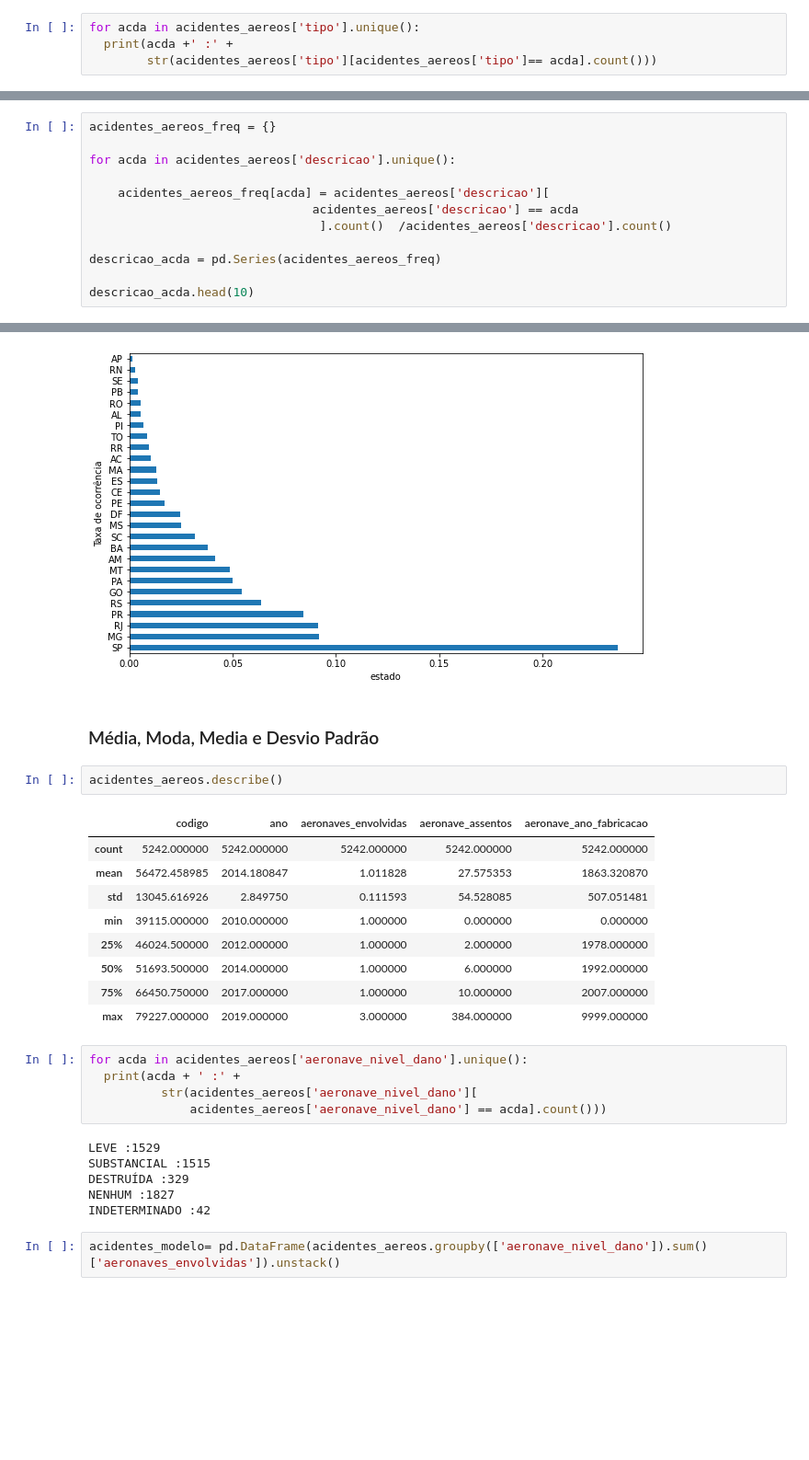
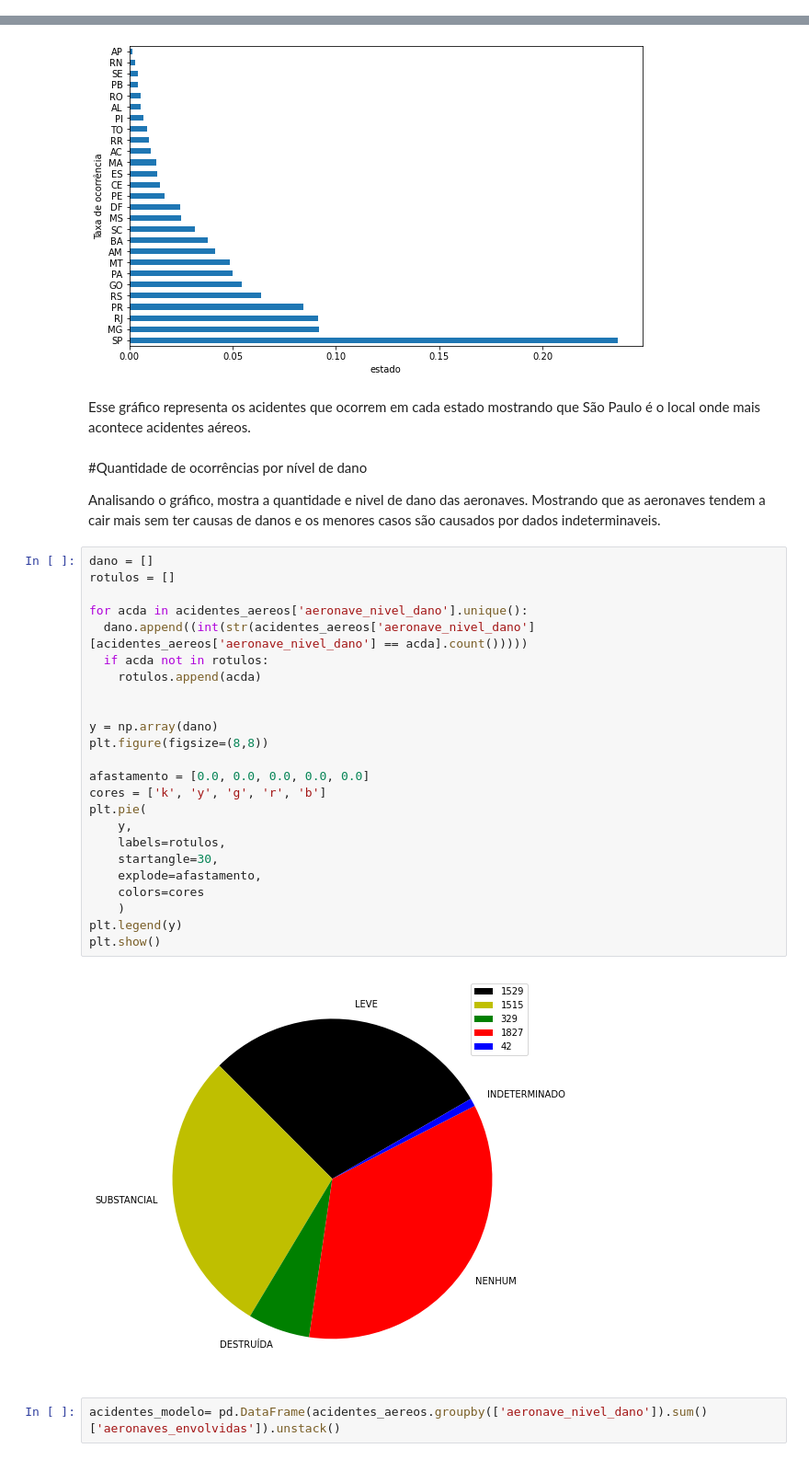
Before and after one commit to diogo-agb/analise-dados-acidentes-aereos, a Jupyter notebook: projeto-analise-dados.ipynb, the cells around one changed output, grey strips where cells are left out. Shown at 92% size. Drawn from its saved outputs; the diff is of its cells as text; blank space fills up the shorter version.

```diff
--- a/projeto-analise-dados.ipynb
+++ b/projeto-analise-dados.ipynb
@@ -46,4 +76,0 @@ pandas.util.testing is deprecated. Use the functions in the public API at pandas
-# %%
-for acda in acidentes_aereos['tipo'].unique():
-  print(acda +' :' +
-        str(acidentes_aereos['tipo'][acidentes_aereos['tipo']== acda].count()))
@@ -150,12 +131,0 @@ FOGO/FUMAÇA (SEM IMPACTO) :2
-# %%
-acidentes_aereos_freq = {}
-
-for acda in acidentes_aereos['descricao'].unique():
-
-    acidentes_aereos_freq[acda] = acidentes_aereos['descricao'][
-                               acidentes_aereos['descricao'] == acda
-                                ].count()  /acidentes_aereos['descricao'].count()
-
-descricao_acda = pd.Series(acidentes_aereos_freq)
-
-descricao_acda.head(10)
@@ -253,31 +174,38 @@ plt.show()
 plt.close()
 # %% [output]
 [figure]
-# %% [markdown]
-### Média, Moda, Media e Desvio Padrão
-# %%
-acidentes_aereos.describe()
-# %% [output]
-|  | codigo | ano | aeronaves_envolvidas | aeronave_assentos | aeronave_ano_fabricacao |
-| count | 5242.000000 | 5242.000000 | 5242.000000 | 5242.000000 | 5242.000000 |
-| mean | 56472.458985 | 2014.180847 | 1.011828 | 27.575353 | 1863.320870 |
-| std | 13045.616926 | 2.849750 | 0.111593 | 54.528085 | 507.051481 |
-| min | 39115.000000 | 2010.000000 | 1.000000 | 0.000000 | 0.000000 |
-| 25% | 46024.500000 | 2012.000000 | 1.000000 | 2.000000 | 1978.000000 |
-| 50% | 51693.500000 | 2014.000000 | 1.000000 | 6.000000 | 1992.000000 |
-| 75% | 66450.750000 | 2017.000000 | 1.000000 | 10.000000 | 2007.000000 |
-| max | 79227.000000 | 2019.000000 | 3.000000 | 384.000000 | 9999.000000 |
-# %%
-for acda in acidentes_aereos['aeronave_nivel_dano'].unique():
-  print(acda + ' :' +
-          str(acidentes_aereos['aeronave_nivel_dano'][
-              acidentes_aereos['aeronave_nivel_dano'] == acda].count()))
-# %% [output]
-LEVE :1529
-SUBSTANCIAL :1515
-DESTRUÍDA :329
-NENHUM :1827
-INDETERMINADO :42
+# %% [markdown]
+Esse gráfico representa os acidentes que ocorrem em cada estado mostrando que São Paulo é o local onde mais acontece acidentes aéreos.
+# %% [markdown]
+#Quantidade de ocorrências por nível de dano
+
+Analisando o gráfico, mostra a quantidade e nivel de dano das aeronaves. Mostrando que as aeronaves tendem a cair mais sem ter causas de danos e os menores casos são causados por dados indeterminaveis.
+# %%
+dano = []
+rotulos = []
+
+for acda in acidentes_aereos['aeronave_nivel_dano'].unique():
+  dano.append((int(str(acidentes_aereos['aeronave_nivel_dano'][acidentes_aereos['aeronave_nivel_dano'] == acda].count()))))
+  if acda not in rotulos:
+    rotulos.append(acda)
+
+
+y = np.array(dano)
+plt.figure(figsize=(8,8))
+
+afastamento = [0.0, 0.0, 0.0, 0.0, 0.0]
+cores = ['k', 'y', 'g', 'r', 'b']
+plt.pie(
+    y,
+    labels=rotulos,
+    startangle=30,
+    explode=afastamento,
+    colors=cores
+    )
+plt.legend(y)
+plt.show()
+# %% [output]
+[figure, added]
 # %%
 acidentes_modelo= pd.DataFrame(acidentes_aereos.groupby(['aeronave_nivel_dano']).sum()['aeronaves_envolvidas']).unstack()
 # %% [markdown]
```
Also changed, not shown: parts of 59 cells of this notebook.
